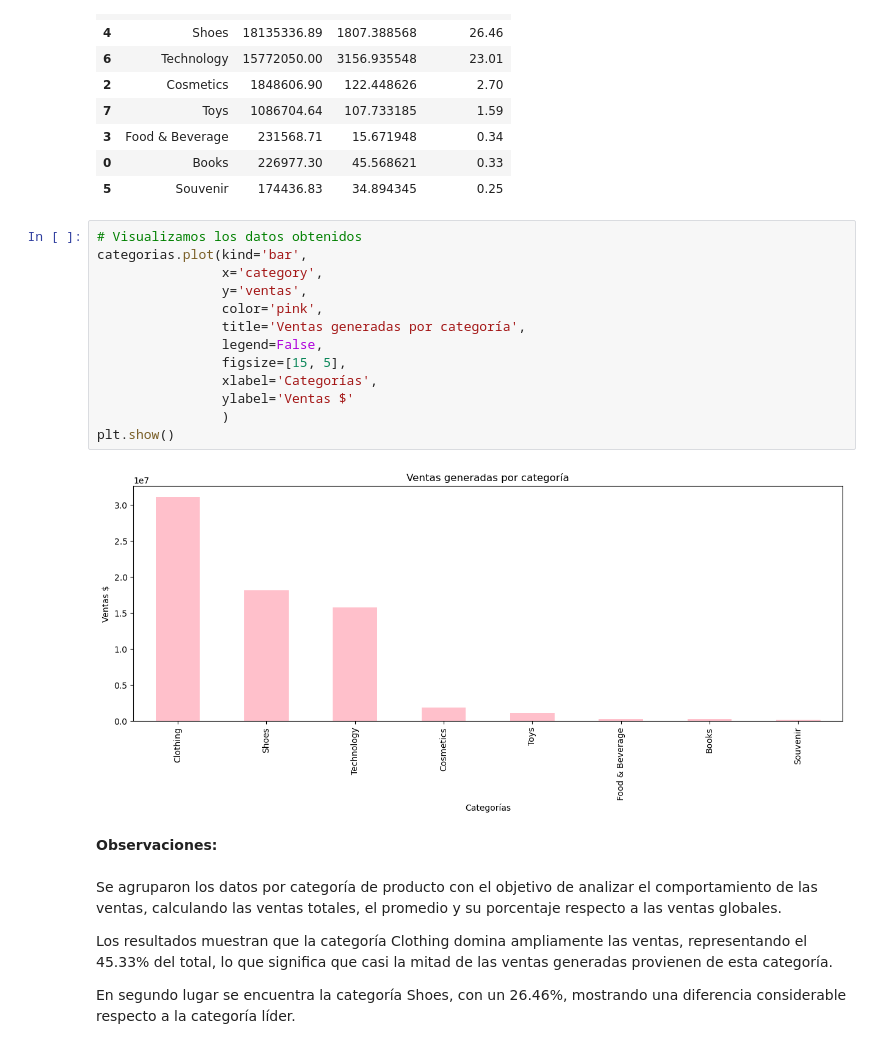
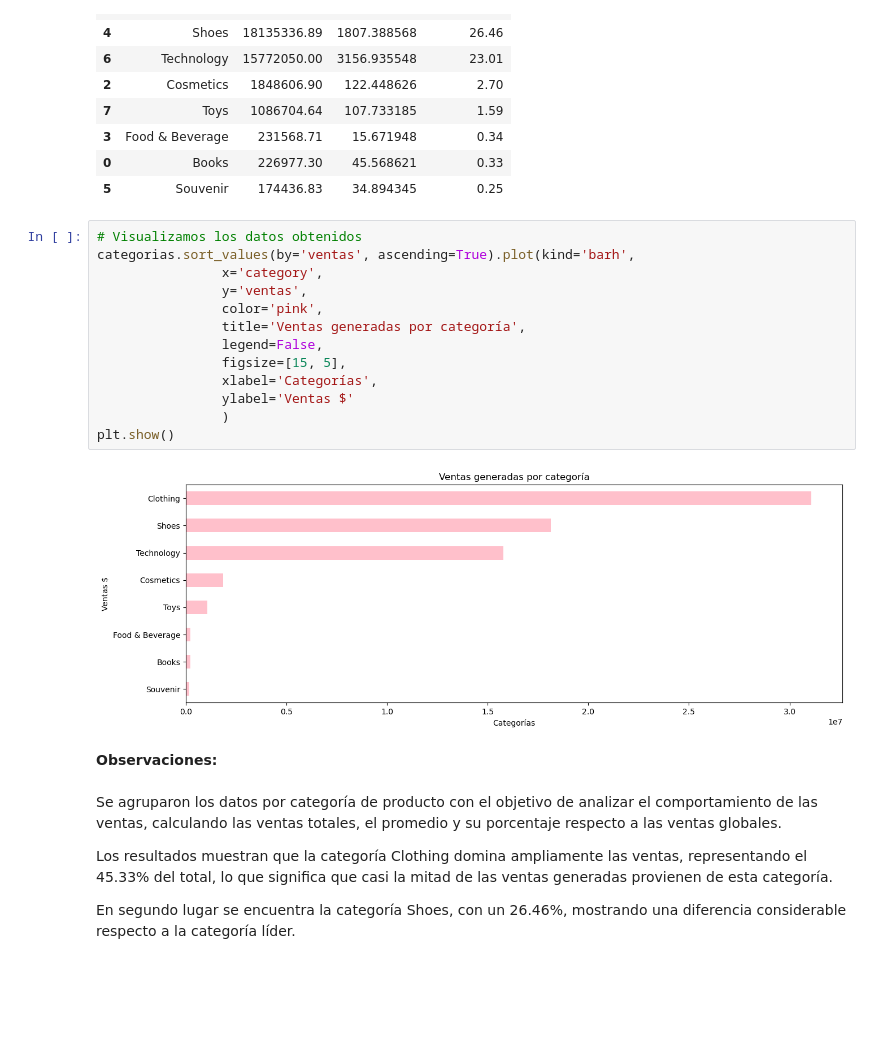
Before and after one commit to passtenn/istanbul-retail-business-intelligence-analysis, a Jupyter notebook: istanbul-retail-business-intelligence-analysis.ipynb, the cells around one changed output. Cells and saved outputs as stored; diff of their text form; blank space fills up the shorter version.

```diff
--- a/istanbul-retail-business-intelligence-analysis.ipynb
+++ b/istanbul-retail-business-intelligence-analysis.ipynb
@@ -154,19 +154,19 @@ categorias
 | 5 | Souvenir | 174436.83 | 34.894345 | 0.25 |
 # %%
 # Visualizamos los datos obtenidos
-categorias.plot(kind='bar',
+categorias.sort_values(by='ventas', ascending=True).plot(kind='barh',
                 x='category',
                 y='ventas',
                 color='pink',
                 title='Ventas generadas por categoría',
                 legend=False,
                 figsize=[15, 5],
                 xlabel='Categorías',
                 ylabel='Ventas $'
                 )
 plt.show()
 # %% [output]
-[figure, old version]
+[figure, new version]
 # %% [markdown]
 <b>Observaciones:</b><br><br>
 Se agruparon los datos por categoría de producto con el objetivo de analizar el comportamiento de las ventas, calculando las ventas totales, el promedio y su porcentaje respecto a las ventas globales.
```
